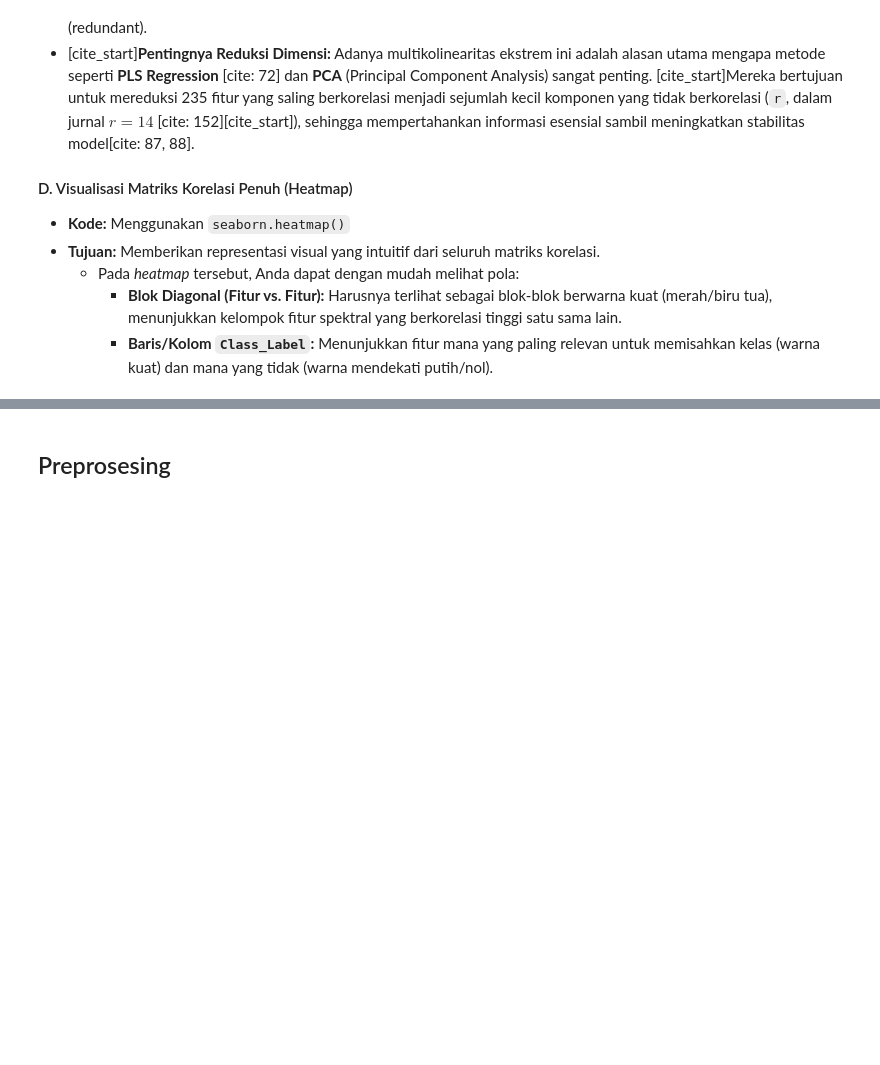
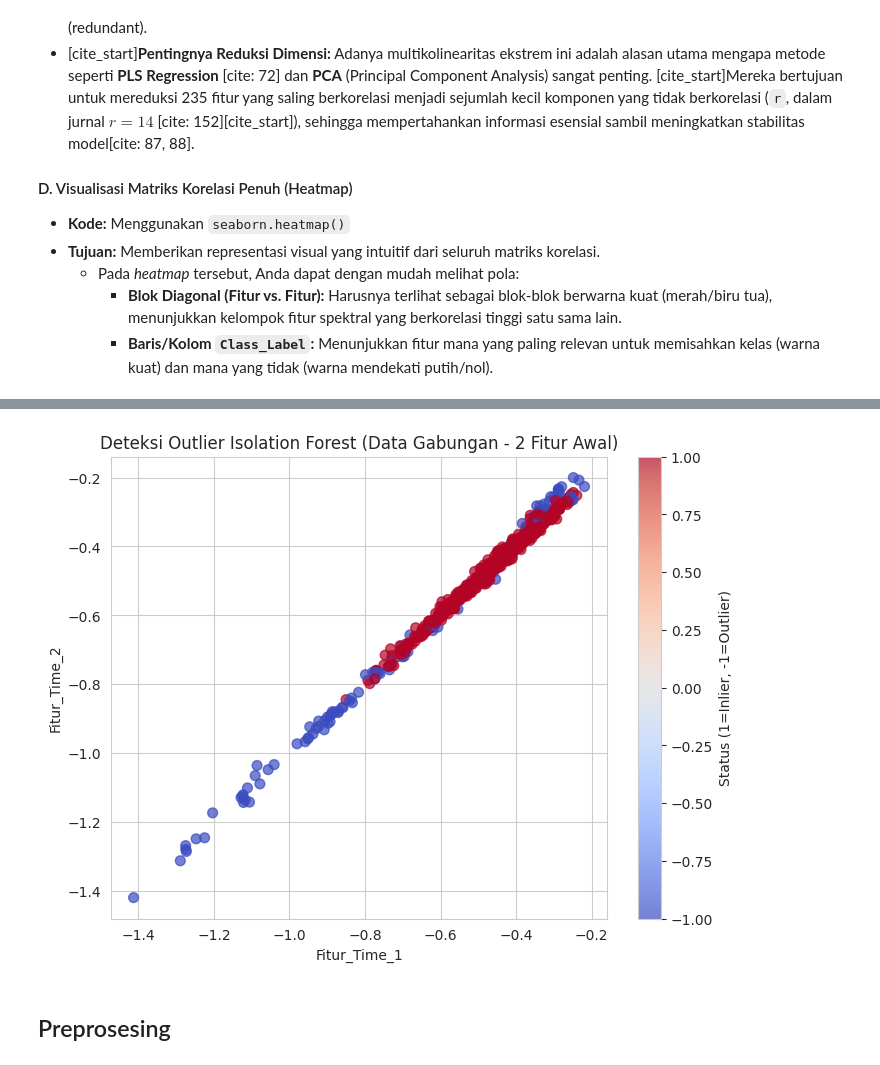
Before and after one commit to dhyos/PSD, a Jupyter notebook: _sources/UAS_Project.ipynb, the cells around one changed output, grey strips where cells are left out. Drawn from its saved outputs; the diff is of its cells as text; code cells hidden in the pictures; blank space fills up the shorter version.

```diff
--- a/_sources/UAS_Project.ipynb
+++ b/_sources/UAS_Project.ipynb
@@ -691,0 +665,65 @@ Jumlah baris yang mengandung Missing Value: 0
+# %%
+df_full_combined = pd.concat([df_train, df_test], ignore_index=True)
+X_full_combined = df_full_combined[feature_columns]
+y_full_combined = df_full_combined['Class_Label']
+
+
+# --- BARU: ANALISIS DAN STATISTIK DATA GABUNGAN ---
+
+print("\n" + "="*70)
+print("             🔍 ANALISIS MISSING VALUE & OUTLIER DATA GABUNGAN 🔍")
+print("="*70)
+
+# STATISTIK AWAL
+initial_count = len(X_full_combined)
+initial_dist = y_full_combined.value_counts().to_dict()
+
+# 1. Cek Missing Value pada Data Gabungan
+nan_rows_mask = X_full_combined.isnull().any(axis=1)
+nan_count = nan_rows_mask.sum()
+
+print(f"Data Awal Total Sampel: {initial_count}")
+print(f"Jumlah Sampel dengan Missing Value (NaN): {nan_count}")
+
+# Imputasi sementara untuk Outlier Detection pada data gabungan
+imputer_temp = SimpleImputer(strategy='mean')
+X_full_imputed = imputer_temp.fit_transform(X_full_combined)
+
+# 2. Deteksi Outlier menggunakan Isolation Forest pada Data Gabungan
+iso_full = IsolationForest(random_state=42, contamination='auto')
+iso_full.fit(X_full_imputed)
+outlier_status_full = iso_full.predict(X_full_imputed)
+outlier_mask_full = outlier_status_full != -1
+outlier_count = np.sum(outlier_status_full == -1)
+
+print(f"Jumlah Sampel yang Dianggap Outlier (Isolation Forest): {outlier_count}")
+
+# 3. Data Bersih (Simulasi Penghapusan)
+# Data tanpa NaN dan tanpa Outlier (HANYA UNTUK TUJUAN ANALISIS STATISTIK)
+clean_mask = (~nan_rows_mask) & outlier_mask_full
+X_clean_analysis = X_full_combined[clean_mask]
+y_clean_analysis = y_full_combined[clean_mask]
+
+final_count_analysis = len(X_clean_analysis)
+final_dist_analysis = y_clean_analysis.value_counts().to_dict()
+
+print("\n--- PERBANDINGAN STATISTIK DATA ---")
+print(f"| {'Keterangan':<25} | {'Sebelum Dihapus':<20} | {'Setelah Dihapus (Analisis)':<25} |")
+print(f"| {'Jumlah Sampel':<25} | {initial_count:<20} | {final_count_analysis:<25} |")
+print(f"| {'Persentase Data Terhapus':<25} | {'N/A':<20} | {((initial_count - final_count_analysis) / initial_count) * 100:.2f}% ({initial_count - final_count_analysis} sampel) |")
+print(f"| {'Distribusi Label':<25} | {str(initial_dist):<20} | {str(final_dist_analysis):<25} |")
+print("="*70)
+
+# --- VISUALISASI OUTLIER (Data Gabungan) ---
+plt.figure(figsize=(8, 6))
+# Imputasi diperlukan untuk plot 2D jika ada NaN
+X_full_imputed_df = pd.DataFrame(X_full_imputed, columns=feature_columns)
+plt.scatter(X_full_imputed_df.iloc[:, 0], X_full_imputed_df.iloc[:, 1], c=outlier_status_full, cmap='coolwarm', s=50, alpha=0.7)
+plt.title('Deteksi Outlier Isolation Forest (Data Gabungan - 2 Fitur Awal)')
+plt.xlabel(feature_columns[0])
+plt.ylabel(feature_columns[1])
+plt.colorbar(label='Status (1=Inlier, -1=Outlier)')
+plt.savefig('visualisasi_outlier_gabungan.png')
+print("\n[Visualisasi] Deteksi Outlier Data Gabungan tersimpan sebagai 'visualisasi_outlier_gabungan.png'")
+#
+# %% [output]
@@ -692,2 +745,3 @@ Jumlah baris yang mengandung Missing Value: 0
+[figure, added]
 # %% [markdown]
 ## Preprosesing
```
Also changed, not shown: parts of 28 cells of this notebook, 25 other files.
